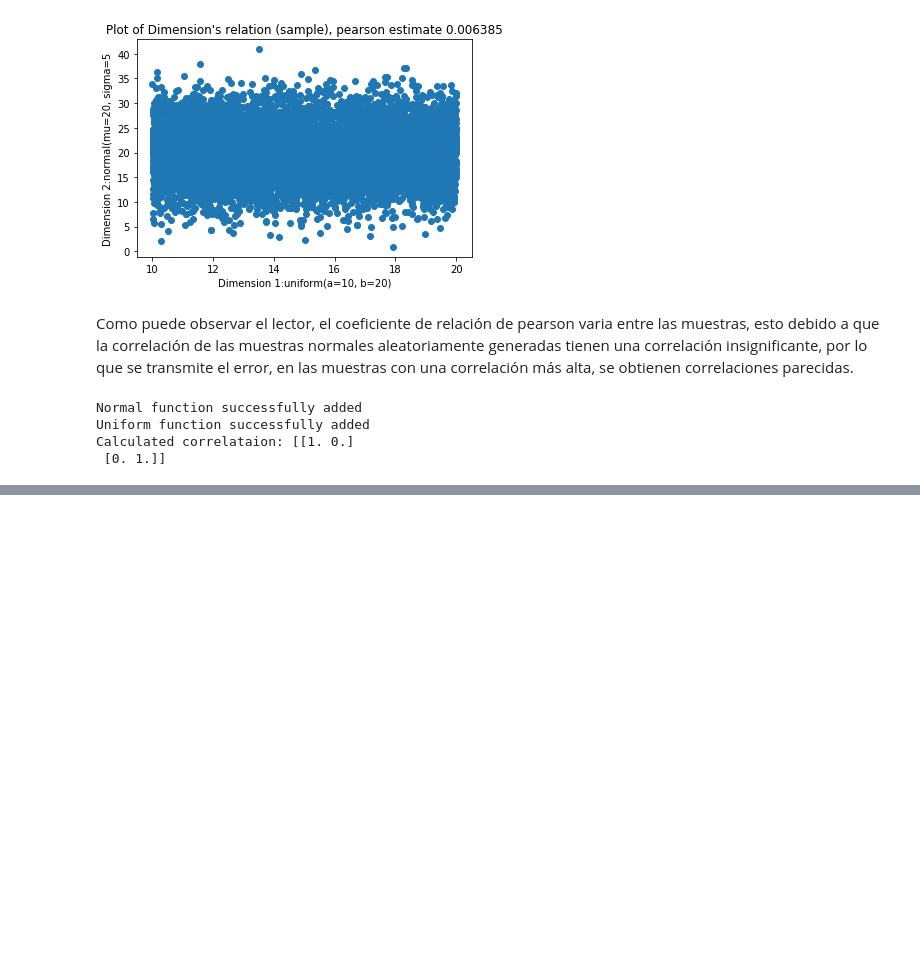
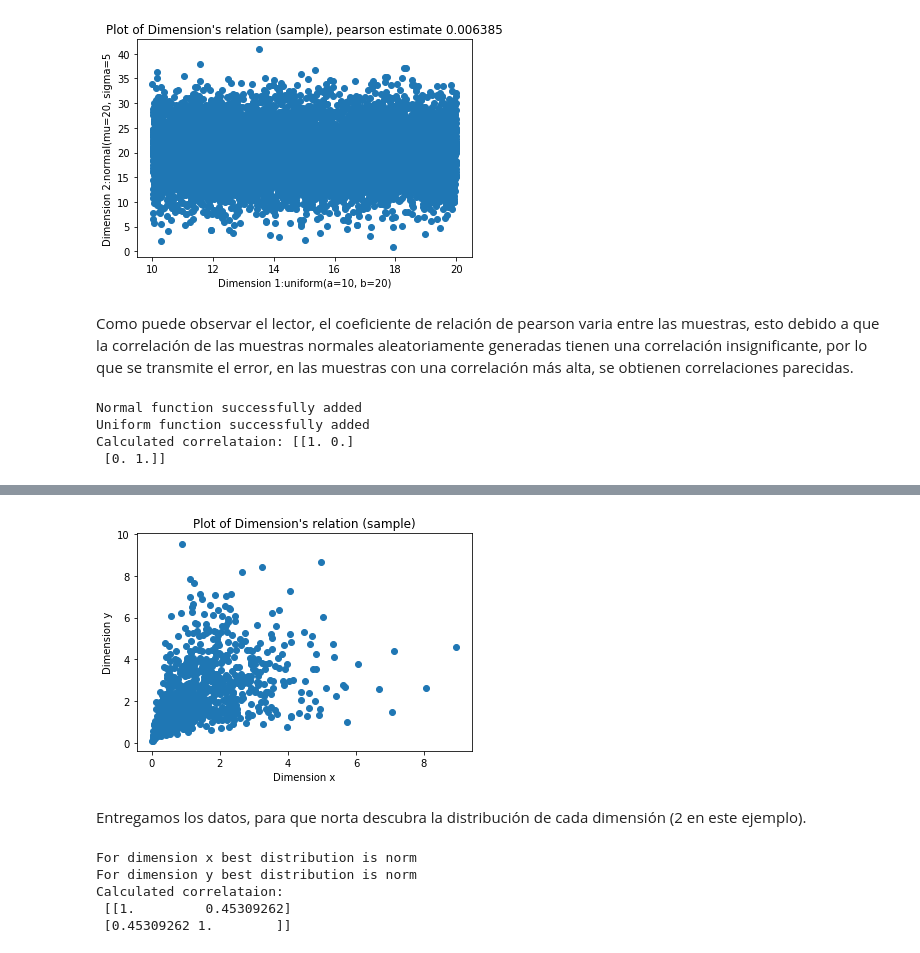
Before and after one commit to DanielNeira/NORTA, a Jupyter notebook: NORTA.ipynb, the cells around one changed output, grey strips where cells are left out. Cells and saved outputs as stored; diff of their text form; code cells hidden in the pictures; blank space fills up the shorter version.

Commit message:
fit best distribution added

```diff
--- a/NORTA.ipynb
+++ b/NORTA.ipynb
@@ -332,0 +397,4 @@ for dim1, text1 in zip([0,1],["normal(mu=15, sigma=1)","uniform(a=10, b=20)"]):
+# %%
+data = pd.read_csv('mydata.csv')
+data = data.drop(data.columns[0],axis=1)
+data.head(10)
@@ -332,0 +413,23 @@ for dim1, text1 in zip([0,1],["normal(mu=15, sigma=1)","uniform(a=10, b=20)"]):
+# %%
+import matplotlib as mpl
+import matplotlib.pyplot as plt
+%matplotlib inline
+
+plt.scatter(data['x'],data['y'])
+plt.title("Plot of Dimension's relation (sample)")
+plt.xlabel("Dimension x")
+plt.ylabel("Dimension y")
+plt.show()
+# %% [output]
+[figure, added]
+# %% [markdown]
+Entregamos los datos, para que norta descubra la distribución de cada dimensión (2 en este ejemplo).
+# %%
+datos_real = Norta()
+datos_real.set_and_fit_data(data)
+# %% [output]
+For dimension x best distribution is norm
+For dimension y best distribution is norm
+Calculated correlataion:
+ [[1.         0.45309262]
+ [0.45309262 1.        ]]
```
Also changed, not shown: parts of 12 cells of this notebook, 2 other files.
